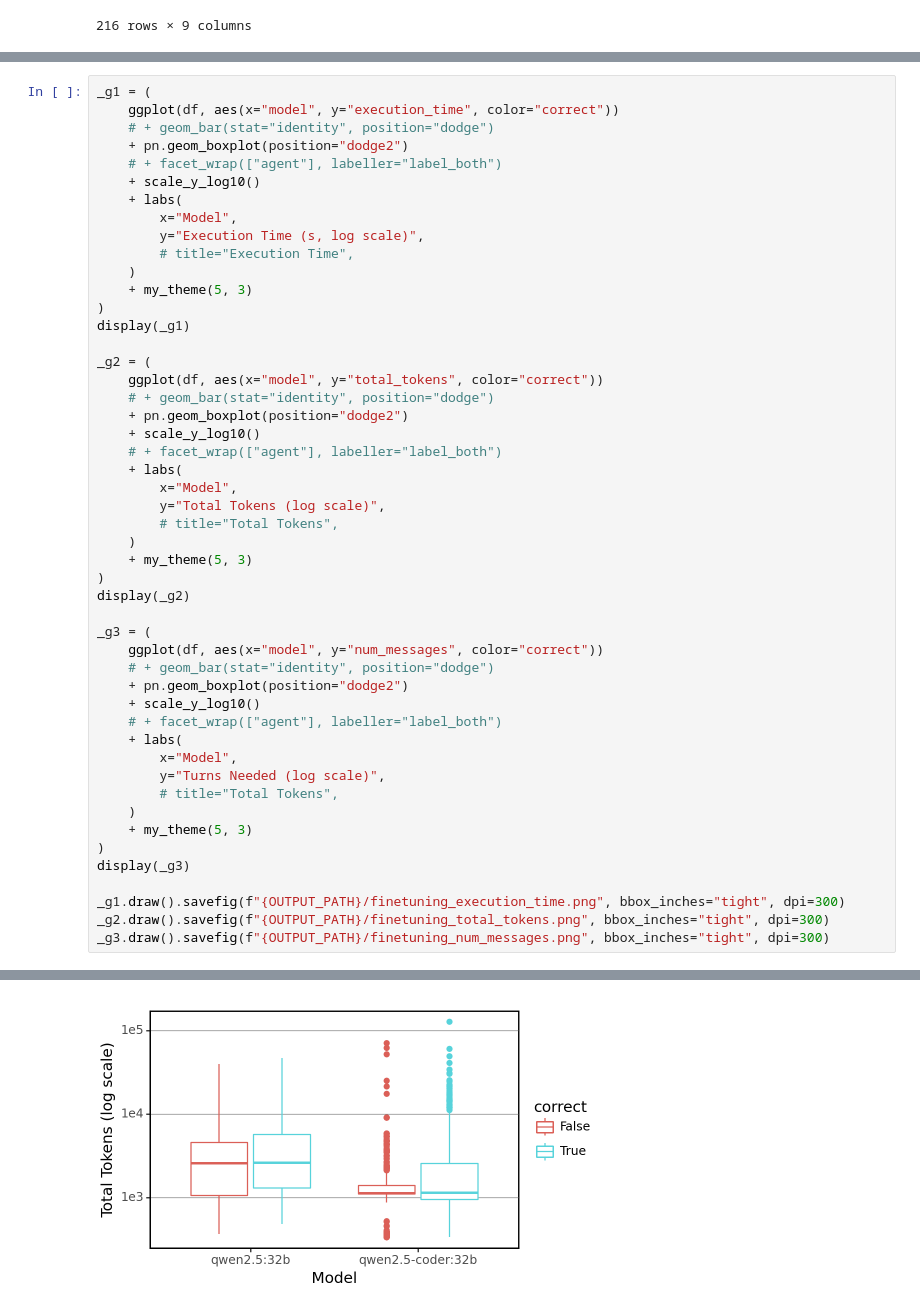
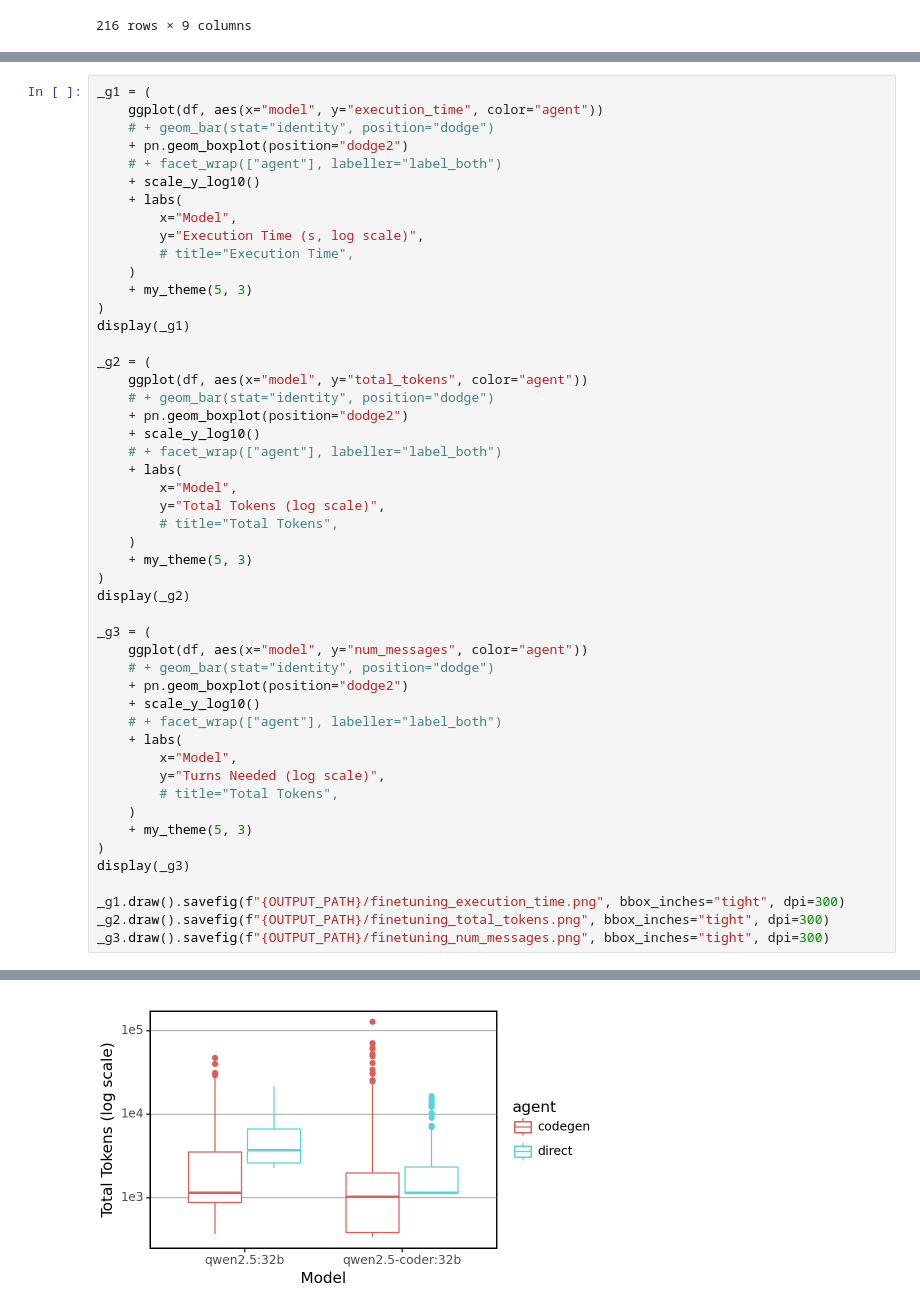
Before and after one commit to chenseanxy/llm-ran, a Jupyter notebook: notebooks/finetuning.ipynb, the cells around one changed output, grey strips where cells are left out. Saved outputs shown, nothing was run; the diff lists cells and outputs as text.

```diff
--- a/notebooks/finetuning.ipynb
+++ b/notebooks/finetuning.ipynb
@@ -200,6 +203,6 @@ _g2.save(f"{OUTPUT_PATH}/finetuning_correct.png", bbox_inches="tight", dpi=300)
 # %%
 _g1 = (
-    ggplot(df, aes(x="model", y="execution_time", color="correct"))
+    ggplot(df, aes(x="model", y="execution_time", color="agent"))
     # + geom_bar(stat="identity", position="dodge")
     + pn.geom_boxplot(position="dodge2")
     # + facet_wrap(["agent"], labeller="label_both")
@@ -214,7 +217,7 @@ _g1 = (
 display(_g1)
 
 _g2 = (
-    ggplot(df, aes(x="model", y="total_tokens", color="correct"))
+    ggplot(df, aes(x="model", y="total_tokens", color="agent"))
     # + geom_bar(stat="identity", position="dodge")
     + pn.geom_boxplot(position="dodge2")
     + scale_y_log10()
@@ -229,7 +232,7 @@ _g2 = (
 display(_g2)
 
 _g3 = (
-    ggplot(df, aes(x="model", y="num_messages", color="correct"))
+    ggplot(df, aes(x="model", y="num_messages", color="agent"))
     # + geom_bar(stat="identity", position="dodge")
     + pn.geom_boxplot(position="dodge2")
     + scale_y_log10()
@@ -251,3 +254,3 @@ _g3.draw().savefig(f"{OUTPUT_PATH}/finetuning_num_messages.png", bbox_inches="ti
 <Figure Size: (500 x 300)>
-[figure, old version]
+[figure, new version]
 <Figure Size: (500 x 300)>
```
Also changed, not shown: parts of 3 cells of this notebook, 5 other files.
